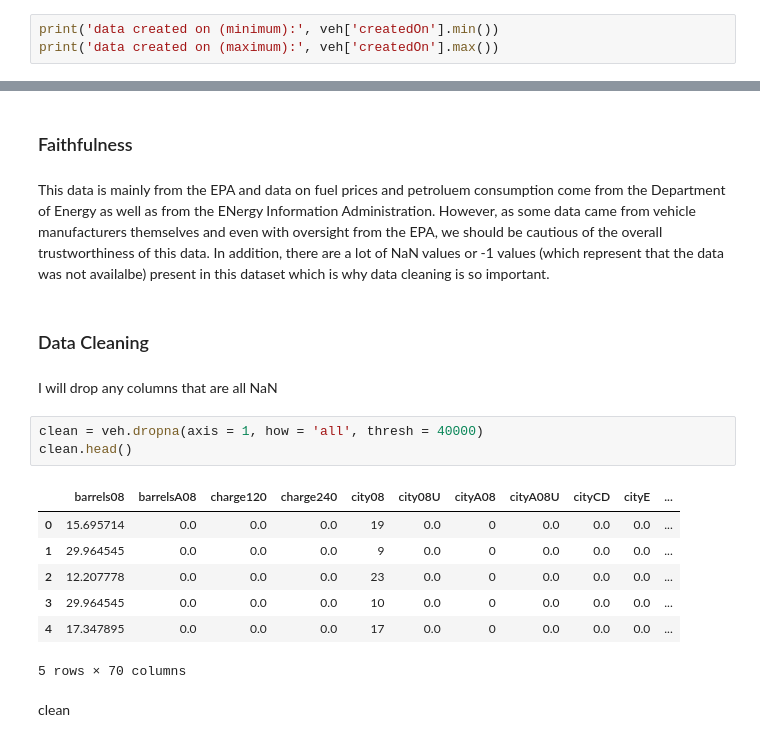
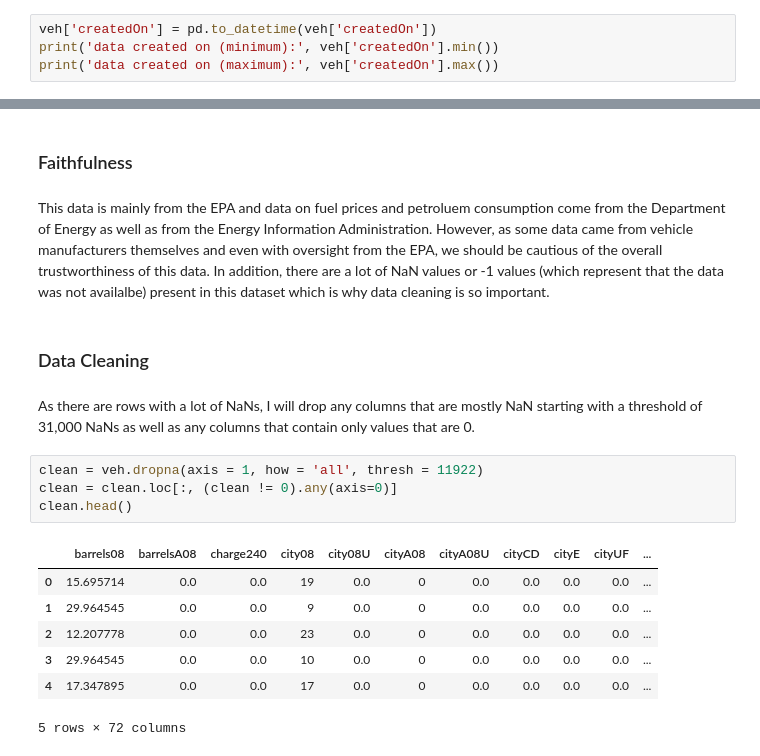
Before and after one commit to vincent-lao/carbon-footprint, a Jupyter notebook: code/eda/vehicle_data_cleaned_eda.ipynb, the cells around one changed output, grey strips where cells are left out. Saved outputs shown, nothing was run; the diff lists cells and outputs as text.

```diff
--- a/code/eda/vehicle_data_cleaned_eda.ipynb
+++ b/code/eda/vehicle_data_cleaned_eda.ipynb
@@ -78,6 +78,7 @@ This data covers a range from 1984-2021. According to the fuel economy website,
 # %% [markdown]
 ### Temporality
 # %%
+veh['createdOn'] = pd.to_datetime(veh['createdOn'])
 print('data created on (minimum):', veh['createdOn'].min())
 print('data created on (maximum):', veh['createdOn'].max())
 # %% [output]
@@ -88,21 +89,20 @@ Time in this dataset is represented in years as new car models come out every ye
 # %% [markdown]
 ### Faithfulness
 # %% [markdown]
-This data is mainly from the EPA and data on fuel prices and petroluem consumption come from the Department of Energy as well as from the ENergy Information Administration. However, as some data came from vehicle manufacturers themselves and even with oversight from the EPA, we should be cautious of the overall trustworthiness of this data. In addition, there are a lot of NaN values or -1 values (which represent that the data was not availalbe) present in this dataset which is why data cleaning is so important.
+This data is mainly from the EPA and data on fuel prices and petroluem consumption come from the Department of Energy as well as from the Energy Information Administration. However, as some data came from vehicle manufacturers themselves and even with oversight from the EPA, we should be cautious of the overall trustworthiness of this data. In addition, there are a lot of NaN values or -1 values (which represent that the data was not availalbe) present in this dataset which is why data cleaning is so important.
 # %% [markdown]
 ### Data Cleaning
-# %% [markdown]
-I will drop any columns that are all NaN
+# %% [markdown]
+As there are rows with a lot of NaNs, I will drop any columns that are mostly NaN starting with a threshold of 31,000 NaNs as well as any columns that contain only values that are 0.
 # %%
-clean = veh.dropna(axis = 1, how = 'all', thresh = 40000)
+clean = veh.dropna(axis = 1, how = 'all', thresh = 11922)
+clean = clean.loc[:, (clean != 0).any(axis=0)]
 clean.head()
 # %% [output]
-|  | barrels08 | barrelsA08 | charge120 | charge240 | city08 | city08U | cityA08 | cityA08U | cityCD | cityE | ... |
-| 0 | 15.695714 | 0.0 | 0.0 | 0.0 | 19 | 0.0 | 0 | 0.0 | 0.0 | 0.0 | ... |
-| 1 | 29.964545 | 0.0 | 0.0 | 0.0 | 9 | 0.0 | 0 | 0.0 | 0.0 | 0.0 | ... |
-| 2 | 12.207778 | 0.0 | 0.0 | 0.0 | 23 | 0.0 | 0 | 0.0 | 0.0 | 0.0 | ... |
-| 3 | 29.964545 | 0.0 | 0.0 | 0.0 | 10 | 0.0 | 0 | 0.0 | 0.0 | 0.0 | ... |
-| 4 | 17.347895 | 0.0 | 0.0 | 0.0 | 17 | 0.0 | 0 | 0.0 | 0.0 | 0.0 | ... |
+|  | barrels08 | barrelsA08 | charge240 | city08 | city08U | cityA08 | cityA08U | cityCD | cityE | cityUF | ... |
+| 0 | 15.695714 | 0.0 | 0.0 | 19 | 0.0 | 0 | 0.0 | 0.0 | 0.0 | 0.0 | ... |
+| 1 | 29.964545 | 0.0 | 0.0 | 9 | 0.0 | 0 | 0.0 | 0.0 | 0.0 | 0.0 | ... |
+| 2 | 12.207778 | 0.0 | 0.0 | 23 | 0.0 | 0 | 0.0 | 0.0 | 0.0 | 0.0 | ... |
+| 3 | 29.964545 | 0.0 | 0.0 | 10 | 0.0 | 0 | 0.0 | 0.0 | 0.0 | 0.0 | ... |
+| 4 | 17.347895 | 0.0 | 0.0 | 17 | 0.0 | 0 | 0.0 | 0.0 | 0.0 | 0.0 | ... |
-5 rows × 70 columns
+5 rows × 72 columns
-# %% [markdown]
-clean
```
Also changed, not shown: parts of 15 cells of this notebook.
